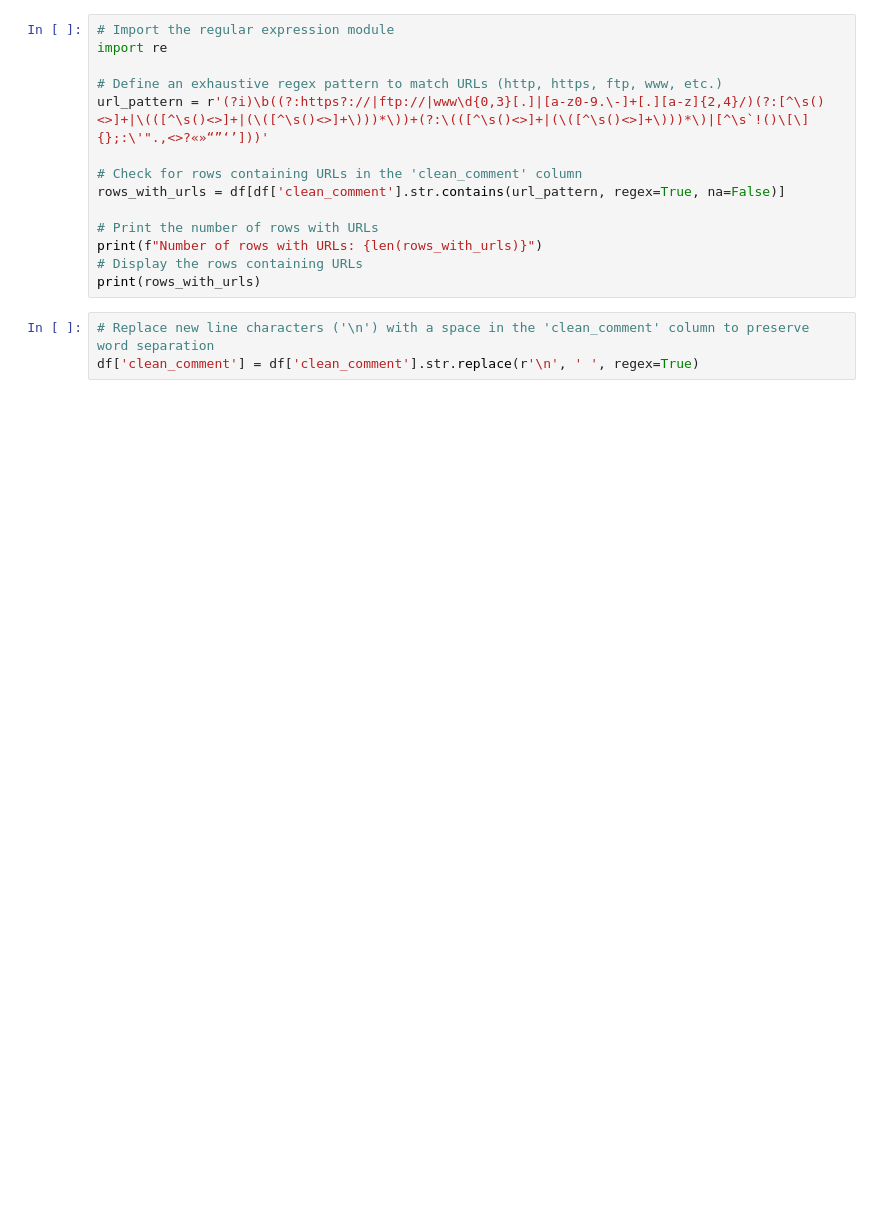
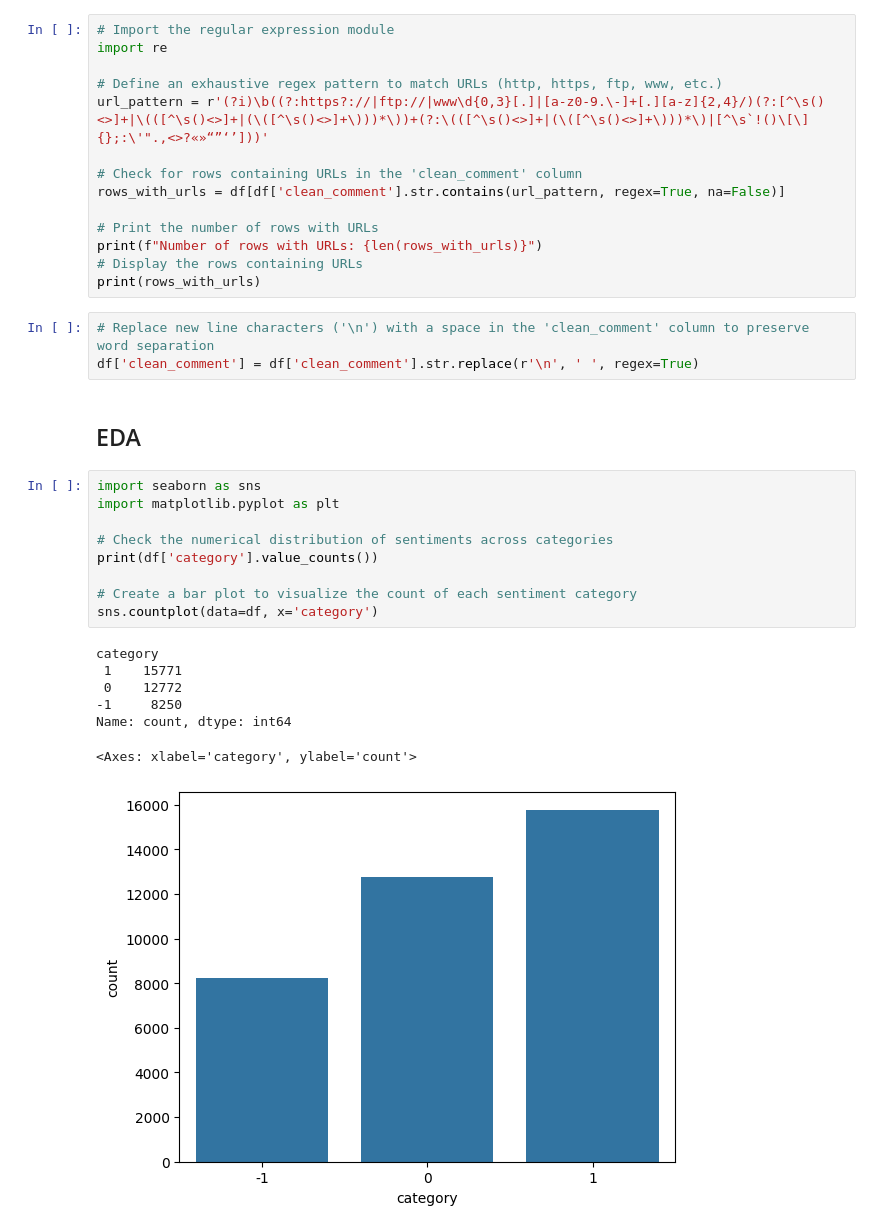
Before and after one commit to vipul100699/YouTube-Comments-Sentiment-Analyzer, a Jupyter notebook: Jupyter-Notebooks/1-Preprocessing-and-EDA.ipynb, the cells around one changed output. Cells and saved outputs as stored; diff of their text form; blank space fills up the shorter version.

Commit message:
EDA and plots done

```diff
--- a/Jupyter-Notebooks/1-Preprocessing-and-EDA.ipynb
+++ b/Jupyter-Notebooks/1-Preprocessing-and-EDA.ipynb
@@ -79,3 +82,22 @@ print(rows_with_urls)
 # %%
 # Replace new line characters ('\n') with a space in the 'clean_comment' column to preserve word separation
 df['clean_comment'] = df['clean_comment'].str.replace(r'\n', ' ', regex=True)
+# %% [markdown]
+## EDA
+# %%
+import seaborn as sns
+import matplotlib.pyplot as plt
+
+# Check the numerical distribution of sentiments across categories
+print(df['category'].value_counts())
+
+# Create a bar plot to visualize the count of each sentiment category
+sns.countplot(data=df, x='category')
+# %% [output]
+category
+ 1    15771
+ 0    12772
+-1     8250
+Name: count, dtype: int64
+<Axes: xlabel='category', ylabel='count'>
+[figure, added]
```
Also changed, not shown: parts of 44 cells of this notebook, 3 other files.
